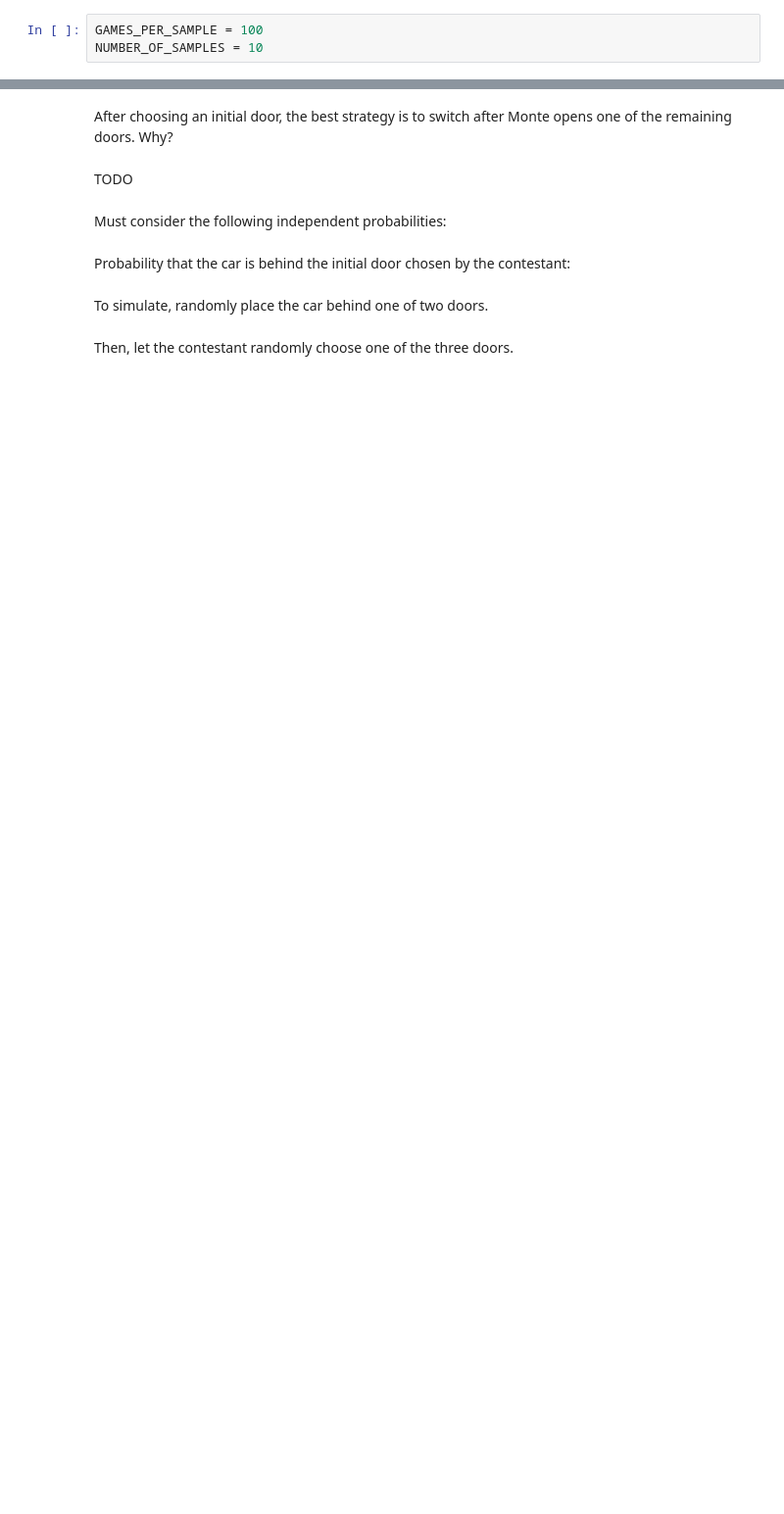
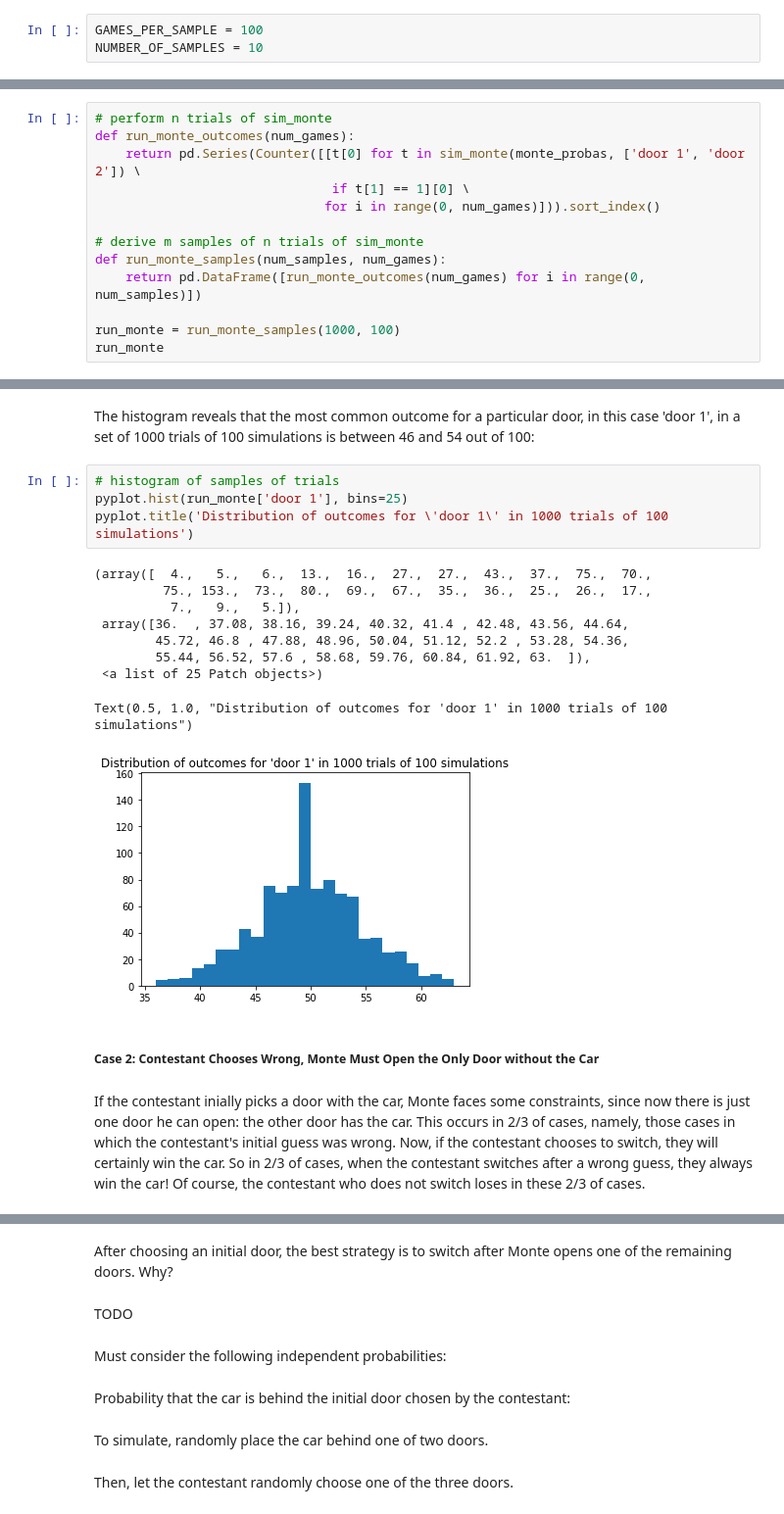
Before and after one commit to pelorenz/data-science-410, a Jupyter notebook: PeterLorenz-L03-MontyHall.ipynb, the cells around one changed output, grey strips where cells are left out. Shown at 98% size. Cells and saved outputs as stored; diff of their text form; blank space fills up the shorter version.

```diff
--- a/PeterLorenz-L03-MontyHall.ipynb
+++ b/PeterLorenz-L03-MontyHall.ipynb
@@ -184,0 +161,13 @@ Text(0.5, 1.0, '100 Games per Sample, 10 Samples')
+# %%
+# perform n trials of sim_monte
+def run_monte_outcomes(num_games):
+    return pd.Series(Counter([[t[0] for t in sim_monte(monte_probas, ['door 1', 'door 2']) \
+                               if t[1] == 1][0] \
+                              for i in range(0, num_games)])).sort_index()
+
+# derive m samples of n trials of sim_monte
+def run_monte_samples(num_samples, num_games):
+    return pd.DataFrame([run_monte_outcomes(num_games) for i in range(0, num_samples)])
+
+run_monte = run_monte_samples(1000, 100)
+run_monte
@@ -184,0 +206,20 @@ Text(0.5, 1.0, '100 Games per Sample, 10 Samples')
+# %% [markdown]
+The histogram reveals that the most common outcome for a particular door, in this case 'door 1', in a set of 1000 trials of 100 simulations is between 46 and 54 out of 100:
+# %%
+# histogram of samples of trials
+pyplot.hist(run_monte['door 1'], bins=25)
+pyplot.title('Distribution of outcomes for \'door 1\' in 1000 trials of 100 simulations')
+# %% [output]
+(array([  4.,   5.,   6.,  13.,  16.,  27.,  27.,  43.,  37.,  75.,  70.,
+         75., 153.,  73.,  80.,  69.,  67.,  35.,  36.,  25.,  26.,  17.,
+          7.,   9.,   5.]),
+ array([36.  , 37.08, 38.16, 39.24, 40.32, 41.4 , 42.48, 43.56, 44.64,
+        45.72, 46.8 , 47.88, 48.96, 50.04, 51.12, 52.2 , 53.28, 54.36,
+        55.44, 56.52, 57.6 , 58.68, 59.76, 60.84, 61.92, 63.  ]),
+ <a list of 25 Patch objects>)
+Text(0.5, 1.0, "Distribution of outcomes for 'door 1' in 1000 trials of 100 simulations")
+[figure, added]
+# %% [markdown]
+##### Case 2: Contestant Chooses Wrong, Monte Must Open the Only Door without the Car
+# %% [markdown]
+If the contestant inially picks a door with the car, Monte faces some constraints, since now there is just one door he can open: the other door has the car. This occurs in 2/3 of cases, namely, those cases in which the contestant's initial guess was wrong. Now, if the contestant chooses to switch, they will certainly win the car. So in 2/3 of cases, when the contestant switches after a wrong guess, they always win the car! Of course, the contestant who does not switch loses in these 2/3 of cases.
```
Also changed, not shown: parts of 70 cells of this notebook.
